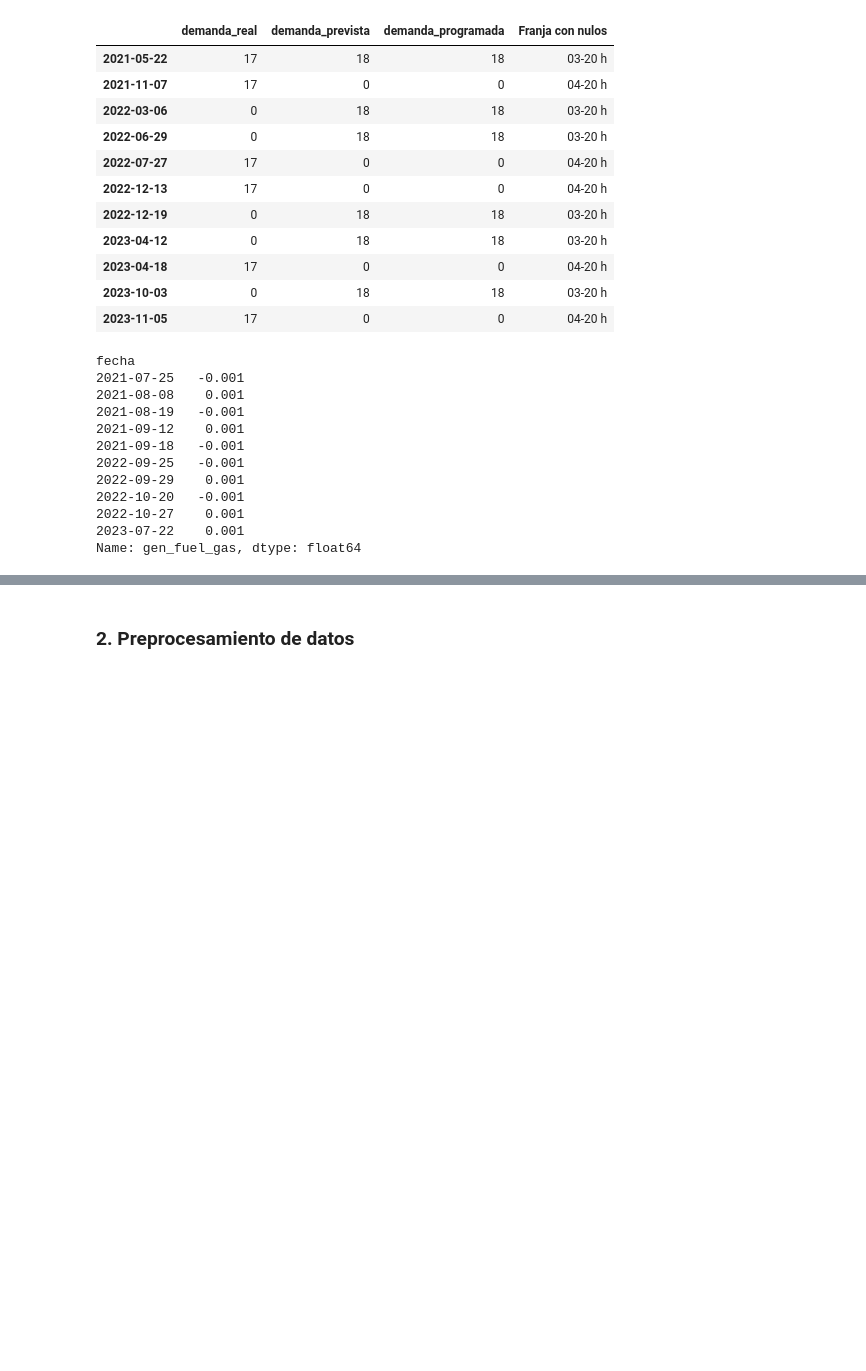
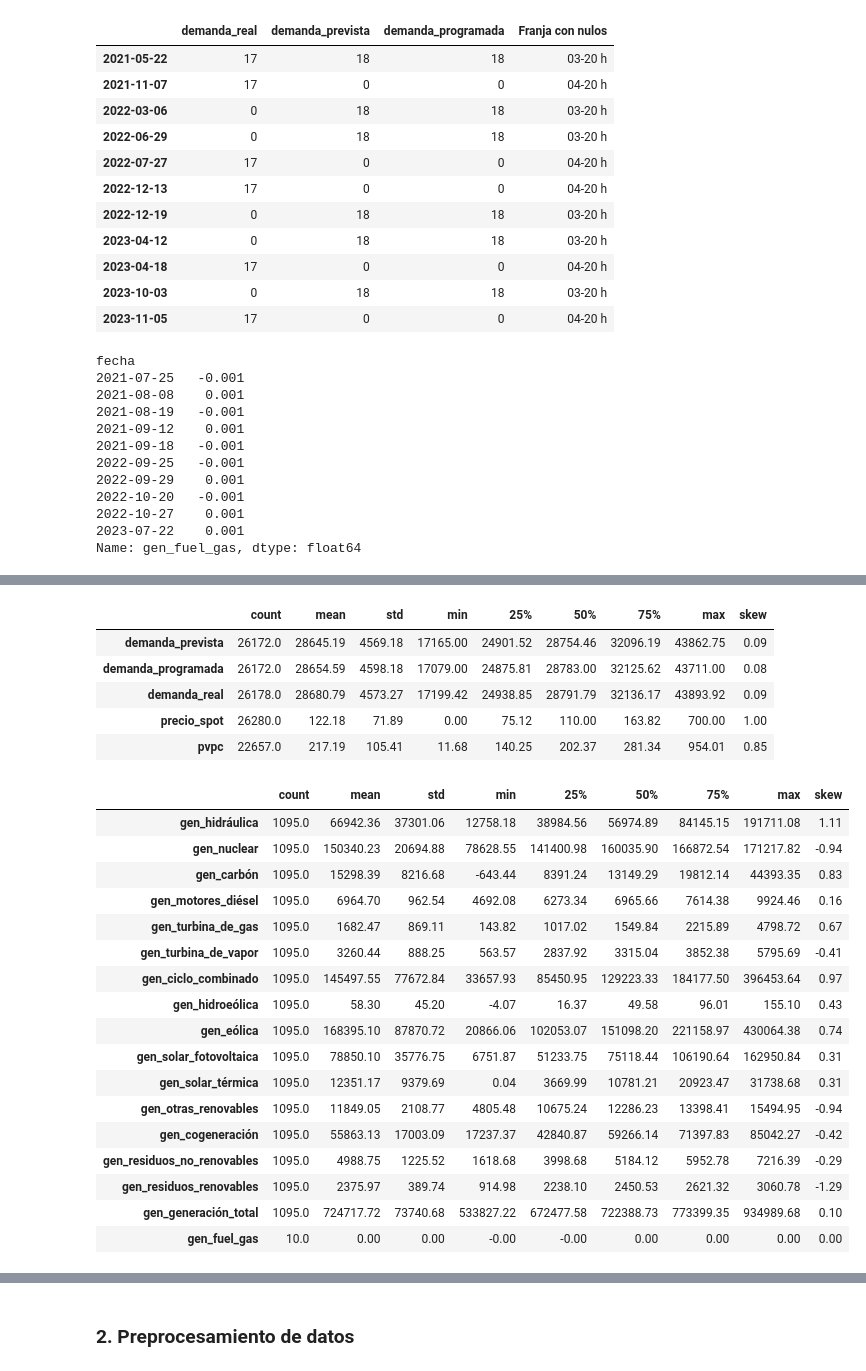
Before and after one commit to alberct96/ML-Entregables, a Jupyter notebook: Entregable2/ML-Entregable2.ipynb, the cells around one changed output, grey strips where cells are left out. Saved outputs shown, nothing was run; the diff lists cells and outputs as text; code cells hidden in the pictures; blank space fills up the shorter version.

Commit message:
implementado 1.4 - estadísticos descriptivos

```diff
--- a/Entregable2/ML-Entregable2.ipynb
+++ b/Entregable2/ML-Entregable2.ipynb
@@ -303,0 +308,41 @@ El caso de `demanda_real` es el más delicado porque es la variable objetivo. En
+# %%
+# 1) Estadísticos de las variables horarias (demanda y precios)
+hourly_summary = ree_hourly.describe().T
+# Añadimos la asimetría (skewness) de cada variable
+hourly_summary["skew"] = ree_hourly.skew()
+display(hourly_summary.round(2))
+
+# 2) Estadísticos de la generación diaria por tecnología
+generation_summary = ree_daily_generation.describe().T
+generation_summary["skew"] = ree_daily_generation.skew()
+display(generation_summary.round(2))
+
+# La Skew la interpretamos de la siguiente manera:
+# - Skew = 0 => distribución simétrica
+# - Skew > 0 => distribución sesgada a la derecha. La mayoría de los valores son moderados y unos pocos muy altos
+# - Skew < 0 => distribución sesgada a la izquierda. Caso contrario al anterior, pocos valores muy bajos
+# %% [output]
+|  | count | mean | std | min | 25% | 50% | 75% | max | skew |
+| demanda_prevista | 26172.0 | 28645.19 | 4569.18 | 17165.00 | 24901.52 | 28754.46 | 32096.19 | 43862.75 | 0.09 |
+| demanda_programada | 26172.0 | 28654.59 | 4598.18 | 17079.00 | 24875.81 | 28783.00 | 32125.62 | 43711.00 | 0.08 |
+| demanda_real | 26178.0 | 28680.79 | 4573.27 | 17199.42 | 24938.85 | 28791.79 | 32136.17 | 43893.92 | 0.09 |
+| precio_spot | 26280.0 | 122.18 | 71.89 | 0.00 | 75.12 | 110.00 | 163.82 | 700.00 | 1.00 |
+| pvpc | 22657.0 | 217.19 | 105.41 | 11.68 | 140.25 | 202.37 | 281.34 | 954.01 | 0.85 |
+|  | count | mean | std | min | 25% | 50% | 75% | max | skew |
+| gen_hidráulica | 1095.0 | 66942.36 | 37301.06 | 12758.18 | 38984.56 | 56974.89 | 84145.15 | 191711.08 | 1.11 |
+| gen_nuclear | 1095.0 | 150340.23 | 20694.88 | 78628.55 | 141400.98 | 160035.90 | 166872.54 | 171217.82 | -0.94 |
+| gen_carbón | 1095.0 | 15298.39 | 8216.68 | -643.44 | 8391.24 | 13149.29 | 19812.14 | 44393.35 | 0.83 |
+| gen_motores_diésel | 1095.0 | 6964.70 | 962.54 | 4692.08 | 6273.34 | 6965.66 | 7614.38 | 9924.46 | 0.16 |
+| gen_turbina_de_gas | 1095.0 | 1682.47 | 869.11 | 143.82 | 1017.02 | 1549.84 | 2215.89 | 4798.72 | 0.67 |
+| gen_turbina_de_vapor | 1095.0 | 3260.44 | 888.25 | 563.57 | 2837.92 | 3315.04 | 3852.38 | 5795.69 | -0.41 |
+| gen_ciclo_combinado | 1095.0 | 145497.55 | 77672.84 | 33657.93 | 85450.95 | 129223.33 | 184177.50 | 396453.64 | 0.97 |
+| gen_hidroeólica | 1095.0 | 58.30 | 45.20 | -4.07 | 16.37 | 49.58 | 96.01 | 155.10 | 0.43 |
+| gen_eólica | 1095.0 | 168395.10 | 87870.72 | 20866.06 | 102053.07 | 151098.20 | 221158.97 | 430064.38 | 0.74 |
+| gen_solar_fotovoltaica | 1095.0 | 78850.10 | 35776.75 | 6751.87 | 51233.75 | 75118.44 | 106190.64 | 162950.84 | 0.31 |
+| gen_solar_térmica | 1095.0 | 12351.17 | 9379.69 | 0.04 | 3669.99 | 10781.21 | 20923.47 | 31738.68 | 0.31 |
+| gen_otras_renovables | 1095.0 | 11849.05 | 2108.77 | 4805.48 | 10675.24 | 12286.23 | 13398.41 | 15494.95 | -0.94 |
+| gen_cogeneración | 1095.0 | 55863.13 | 17003.09 | 17237.37 | 42840.87 | 59266.14 | 71397.83 | 85042.27 | -0.42 |
+| gen_residuos_no_renovables | 1095.0 | 4988.75 | 1225.52 | 1618.68 | 3998.68 | 5184.12 | 5952.78 | 7216.39 | -0.29 |
+| gen_residuos_renovables | 1095.0 | 2375.97 | 389.74 | 914.98 | 2238.10 | 2450.53 | 2621.32 | 3060.78 | -1.29 |
+| gen_generación_total | 1095.0 | 724717.72 | 73740.68 | 533827.22 | 672477.58 | 722388.73 | 773399.35 | 934989.68 | 0.10 |
+| gen_fuel_gas | 10.0 | 0.00 | 0.00 | -0.00 | -0.00 | 0.00 | 0.00 | 0.00 | 0.00 |
```
Also changed, not shown: parts of 5 cells of this notebook.
